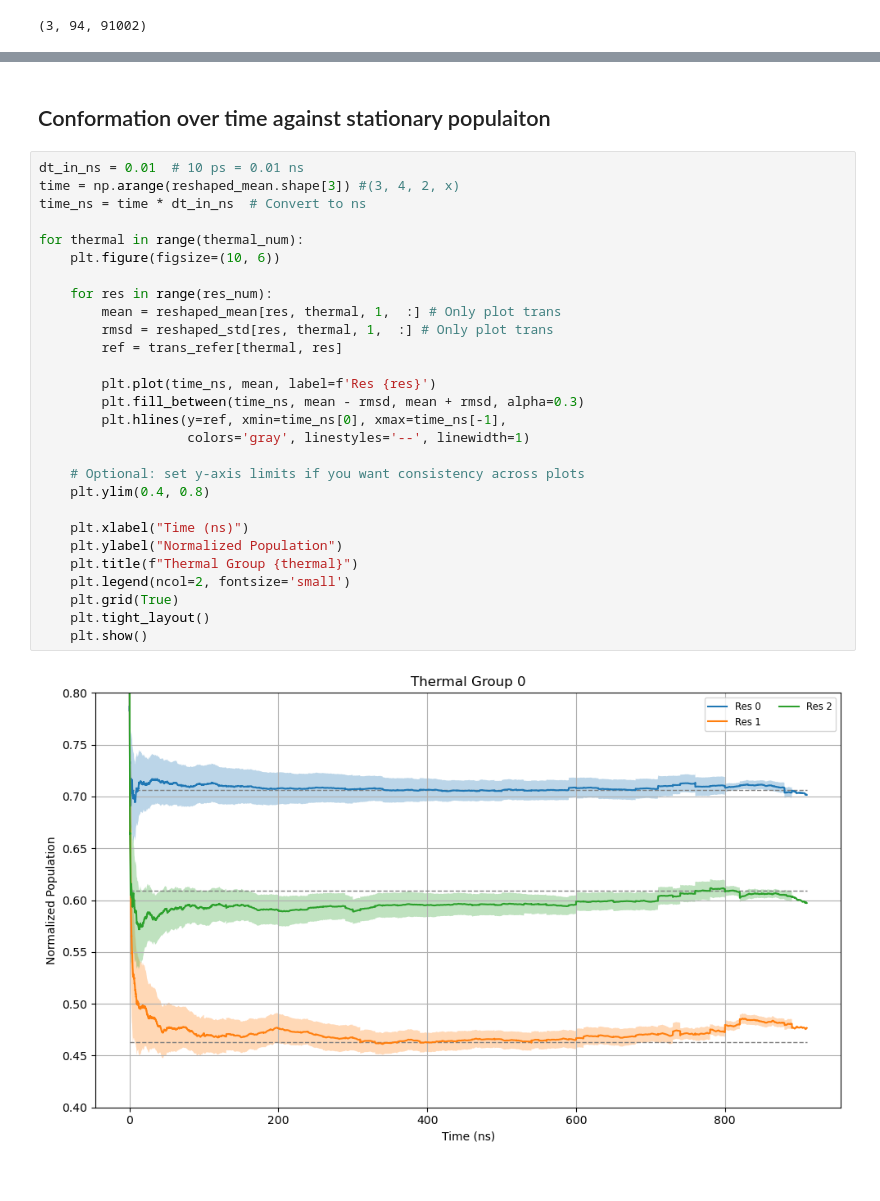
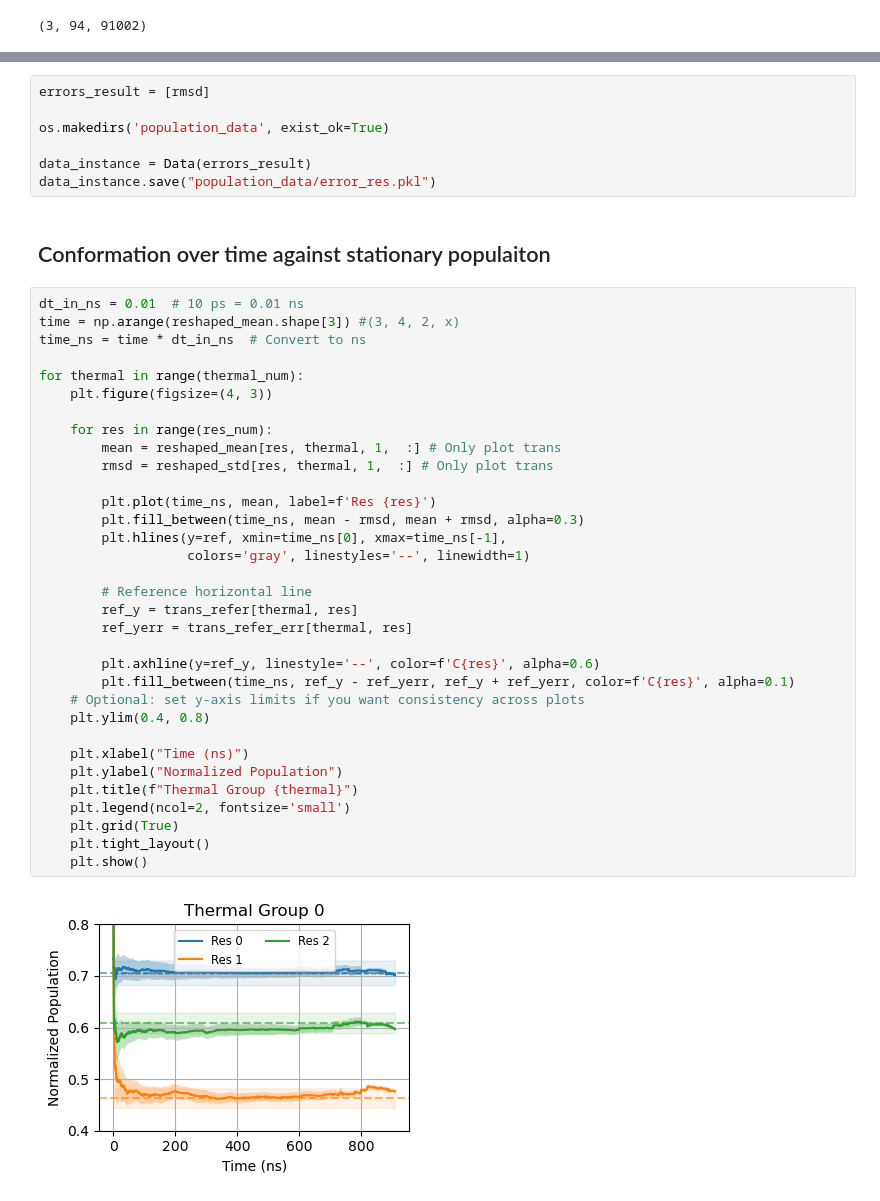
Before and after one commit to starwingc/peptoid_ESM, a Jupyter notebook: EE/analysis/cistrans_population.ipynb, the cells around one changed output, grey strips where cells are left out. Drawn from its saved outputs; the diff is of its cells as text.

Commit message:
clean the code for population of EE

```diff
--- a/EE/analysis/cistrans_population.ipynb
+++ b/EE/analysis/cistrans_population.ipynb
@@ -551,32 +554,44 @@ plt.show()
+# %%
+errors_result = [rmsd]
+
+os.makedirs('population_data', exist_ok=True)
+
+data_instance = Data(errors_result)
+data_instance.save("population_data/error_res.pkl")
 # %% [markdown]
 ## Conformation over time against stationary populaiton
 # %%
 dt_in_ns = 0.01  # 10 ps = 0.01 ns
 time = np.arange(reshaped_mean.shape[3]) #(3, 4, 2, x)
 time_ns = time * dt_in_ns  # Convert to ns
 
 for thermal in range(thermal_num):
-    plt.figure(figsize=(10, 6))
+    plt.figure(figsize=(4, 3))
 
     for res in range(res_num):
         mean = reshaped_mean[res, thermal, 1,  :] # Only plot trans
         rmsd = reshaped_std[res, thermal, 1,  :] # Only plot trans
-        ref = trans_refer[thermal, res]
 
         plt.plot(time_ns, mean, label=f'Res {res}')
         plt.fill_between(time_ns, mean - rmsd, mean + rmsd, alpha=0.3)
         plt.hlines(y=ref, xmin=time_ns[0], xmax=time_ns[-1],
                    colors='gray', linestyles='--', linewidth=1)
 
+        # Reference horizontal line
+        ref_y = trans_refer[thermal, res]
+        ref_yerr = trans_refer_err[thermal, res]
+
+        plt.axhline(y=ref_y, linestyle='--', color=f'C{res}', alpha=0.6)
+        plt.fill_between(time_ns, ref_y - ref_yerr, ref_y + ref_yerr, color=f'C{res}', alpha=0.1)
     # Optional: set y-axis limits if you want consistency across plots
     plt.ylim(0.4, 0.8)
 
     plt.xlabel("Time (ns)")
     plt.ylabel("Normalized Population")
     plt.title(f"Thermal Group {thermal}")
     plt.legend(ncol=2, fontsize='small')
     plt.grid(True)
     plt.tight_layout()
     plt.show()
 # %% [output]
-[figure, old version]
+[figure, new version]
```
Also changed, not shown: parts of 9 cells of this notebook, 1 other file.
